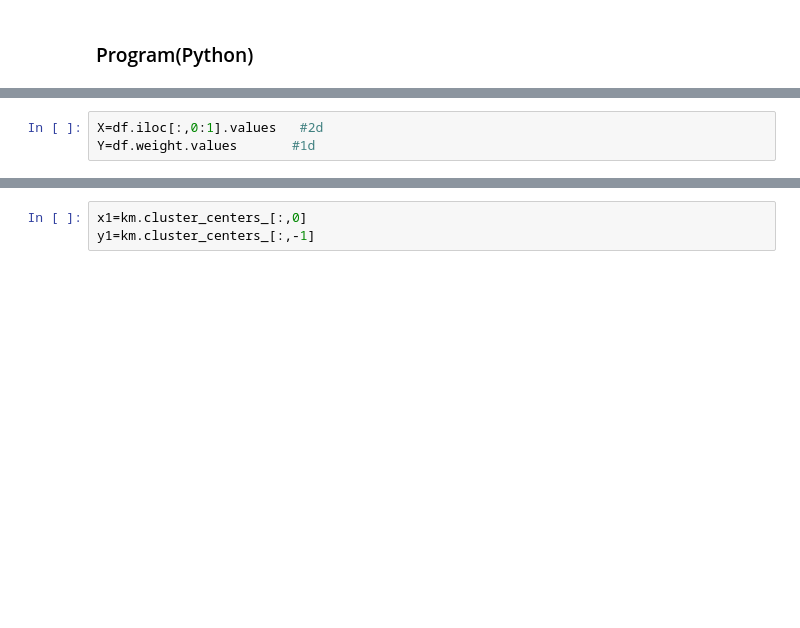
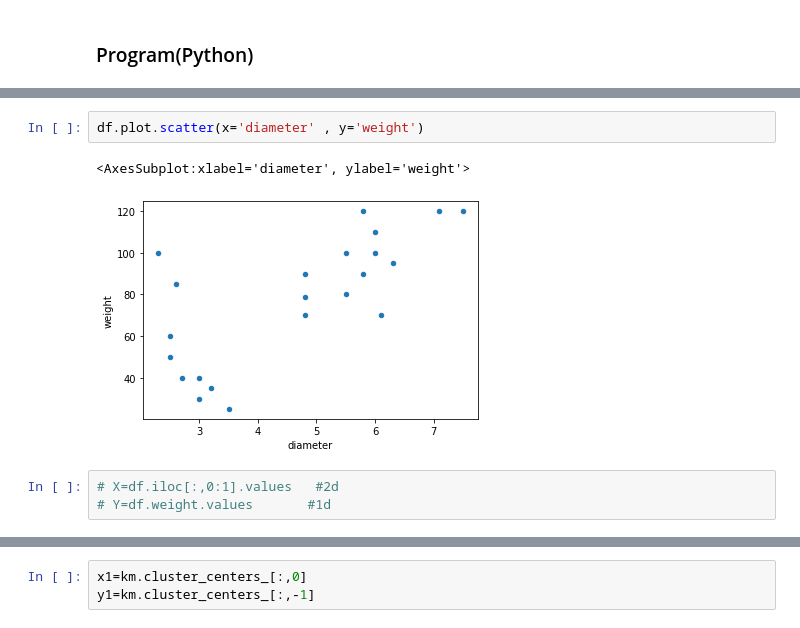
Before and after one commit to KSunnySinghRajput/Ai, a Jupyter notebook: 3.ML(ScikitLearn)/11.KMean.ipynb, the cells around one changed output, grey strips where cells are left out. Cells and saved outputs as stored; diff of their text form; blank space fills up the shorter version.

```diff
--- a/3.ML(ScikitLearn)/11.KMean.ipynb
+++ b/3.ML(ScikitLearn)/11.KMean.ipynb
@@ -61,9 +61,14 @@ df.head()
 | 2 | 3.0 | 30 |
 | 3 | 3.2 | 35 |
 | 4 | 5.5 | 80 |
+# %%
+df.plot.scatter(x='diameter' , y='weight')
+# %% [output]
+<AxesSubplot:xlabel='diameter', ylabel='weight'>
+[figure, added]
 # %%
-X=df.iloc[:,0:1].values   #2d
-Y=df.weight.values       #1d
+# X=df.iloc[:,0:1].values   #2d
+# Y=df.weight.values       #1d
 # %%
 from sklearn.cluster import KMeans
 km=KMeans(n_clusters=2,n_init=5,max_iter=10)
```
Also changed, not shown: parts of 21 cells of this notebook, 4 other files.
